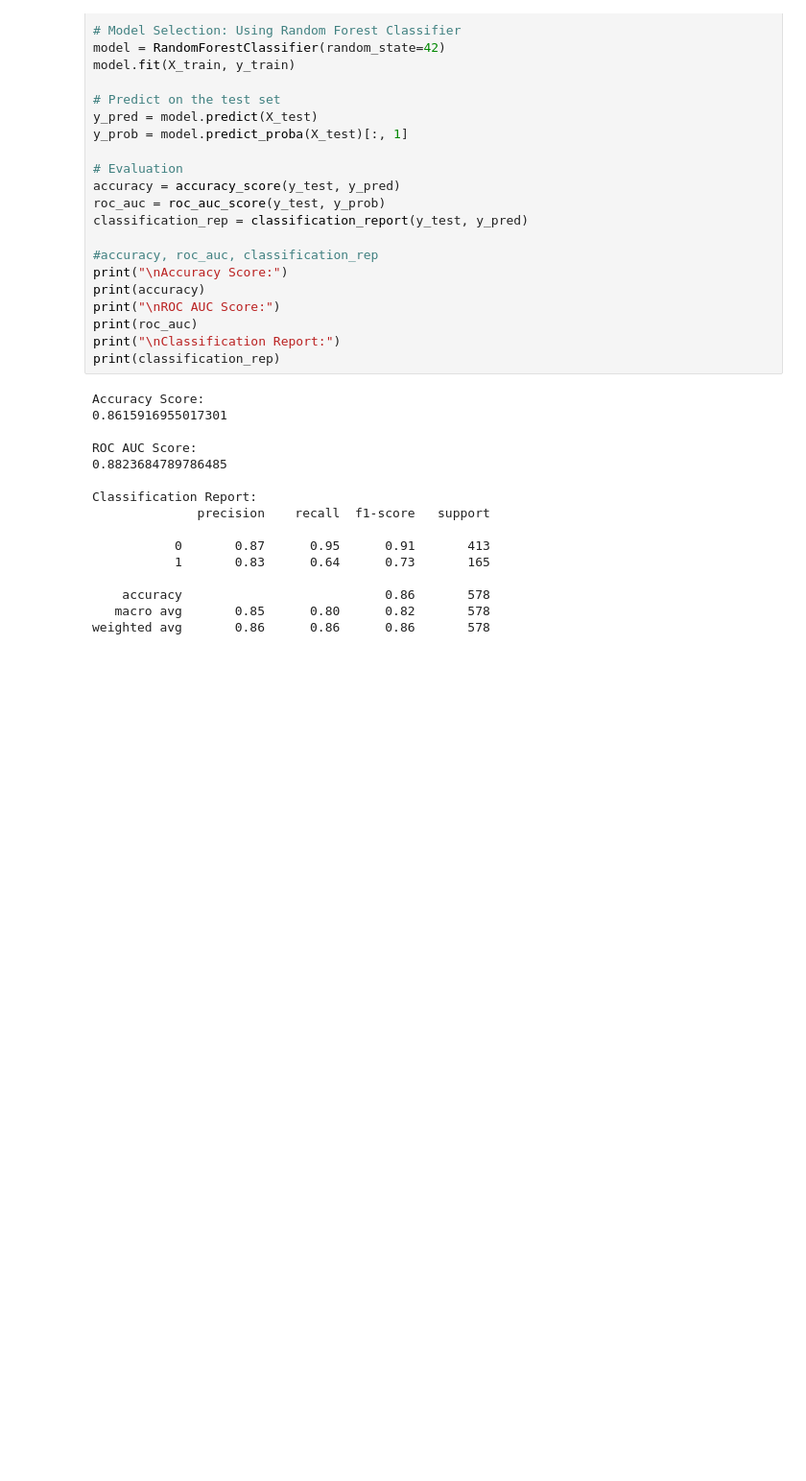
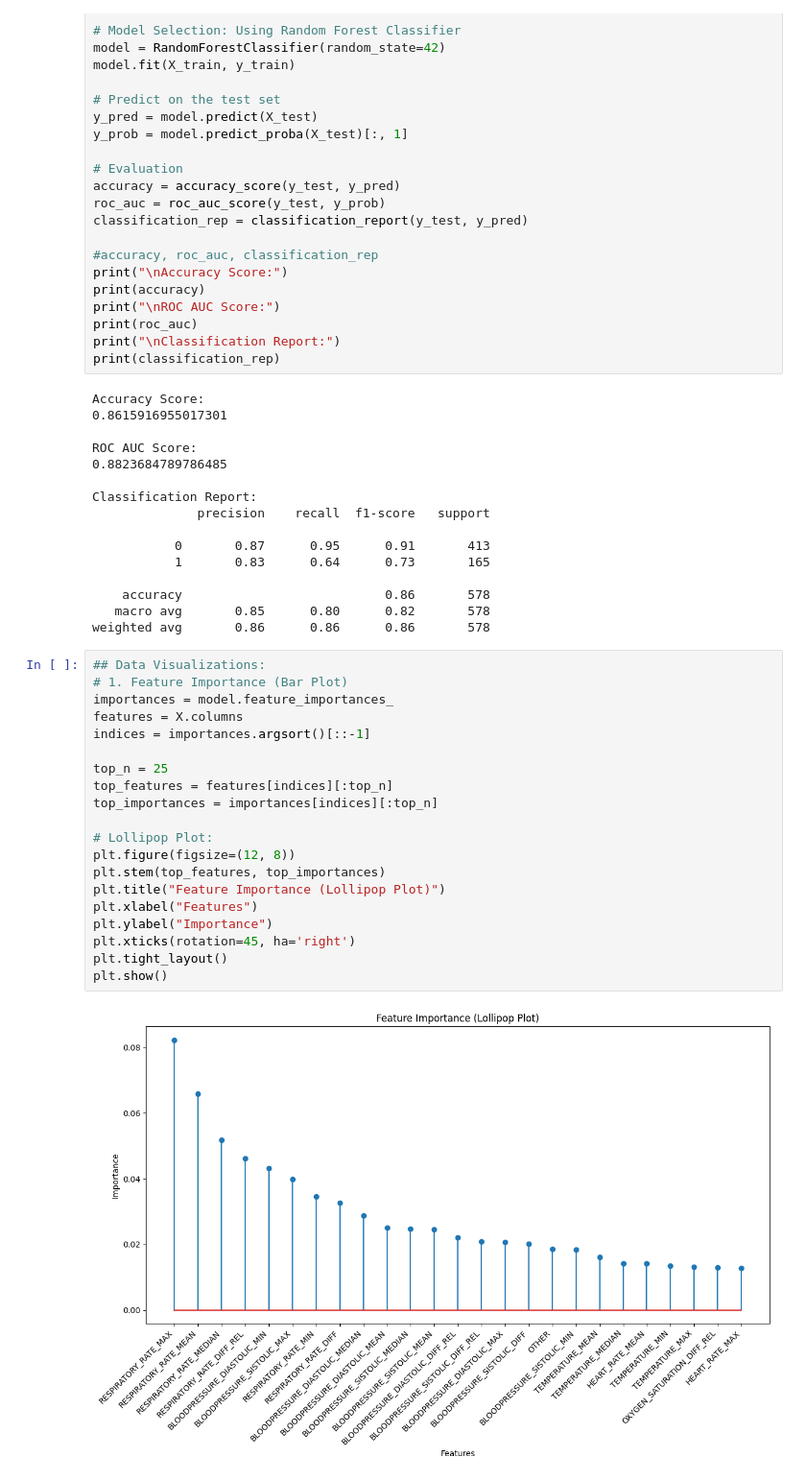
Before and after one commit to JenniferLA/Capstone_Covid, a Jupyter notebook: Capstone.ipynb, the cells around one changed output. Shown at 96% size. Saved outputs shown, nothing was run; the diff lists cells and outputs as text; blank space fills up the shorter version.

Commit message:
Added 6 plots

```diff
--- a/Capstone.ipynb
+++ b/Capstone.ipynb
@@ -165,3 +164,25 @@ Classification Report:
     accuracy                           0.86       578
    macro avg       0.85      0.80      0.82       578
 weighted avg       0.86      0.86      0.86       578
+# %%
+## Data Visualizations:
+# 1. Feature Importance (Bar Plot)
+importances = model.feature_importances_
+features = X.columns
+indices = importances.argsort()[::-1]
+
+top_n = 25
+top_features = features[indices][:top_n]
+top_importances = importances[indices][:top_n]
+
+# Lollipop Plot:
+plt.figure(figsize=(12, 8))
+plt.stem(top_features, top_importances)
+plt.title("Feature Importance (Lollipop Plot)")
+plt.xlabel("Features")
+plt.ylabel("Importance")
+plt.xticks(rotation=45, ha='right')
+plt.tight_layout()
+plt.show()
+# %% [output]
+[figure, added]
```
Also changed, not shown: parts of 7 cells of this notebook.
